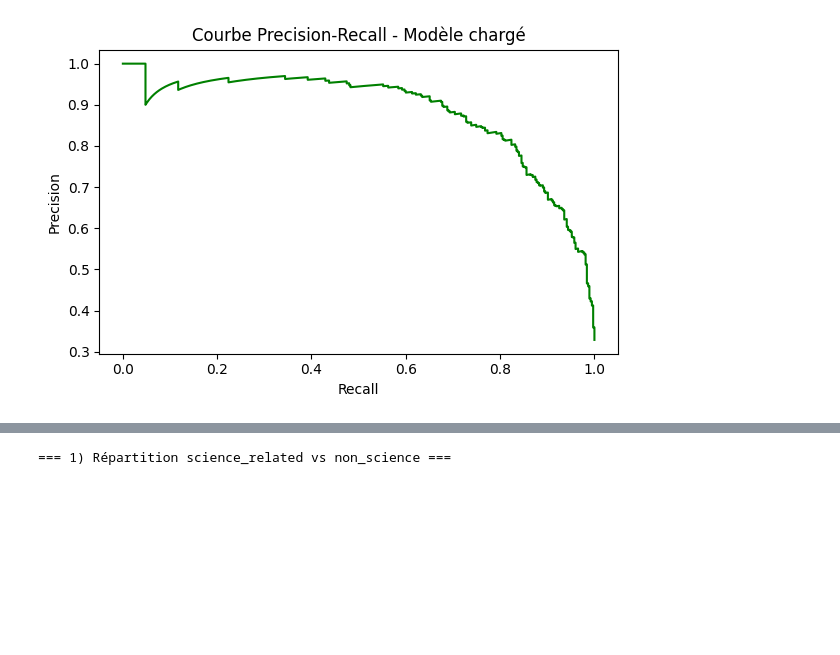
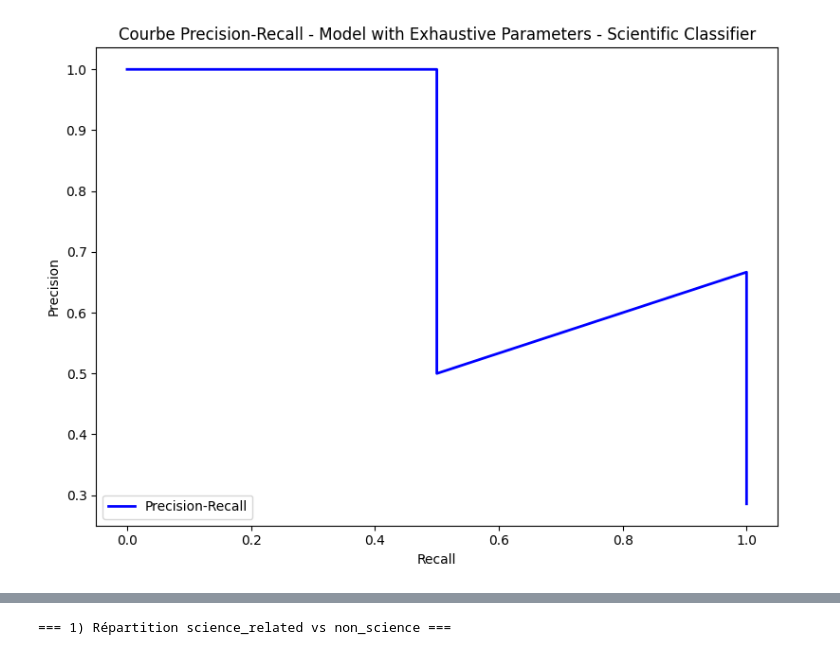
Before and after one commit to Wakeless-Ry/MachineLearning, a Jupyter notebook: Projet_Machine_Learning_Stats.ipynb, the cells around one changed output, grey strips where cells are left out. Saved outputs shown, nothing was run; the diff lists cells and outputs as text; code cells hidden in the pictures; blank space fills up the shorter version.

```diff
--- a/Projet_Machine_Learning_Stats.ipynb
+++ b/Projet_Machine_Learning_Stats.ipynb
@@ -243,16 +273,18 @@ best_models/vecto_101/BestScientific_SVC.pkl
 # %%
-model_path = 'best_models/strong_models/BestScientific_BestVectoParamSVC.pkl'  # À modifier avec le chemin du modèle
+# Best Scientific
 
-pipe = joblib.load(model_path)
-name = "Modèle chargé"
+# model_path = 'best_models/strong_models/BestScientific_BestVectoParamSVC.pkl'  # À modifier avec le chemin du modèle
+
+# pipe = joblib.load(model_path)
+# name = "Modèle chargé"
 
 # Préparer les données de test pour les statistiques
-dftest = df
-X_test = dftest.text
-y_test = dftest.science_related
+# dftest = df.sample(frac=0.01, random_state=42)  # Utiliser 1% des données pour les tests
+# X_test = dftest.text
+# y_test = dftest.science_related
 
-# Faire les prédictions avec le modèle chargé
-y_pred = pipe.predict(X_test)
-conf_mat = confusion_matrix(y_test, y_pred)
+# # Faire les prédictions avec le modèle chargé
+# y_pred = pipe.predict(X_test)
+# conf_mat = confusion_matrix(y_test, y_pred)
 # %%
 # Matrice de confusion
@@ -310,13 +479,67 @@ plt.show()
 # %%
-# Courbe precision recall
+# Courbe precision-recall
 from sklearn.metrics import precision_recall_curve
-precision, recall, _ = precision_recall_curve(y_test, y_prob)
-plt.figure(figsize=(6, 4))
-plt.plot(recall, precision, color="green")
-plt.xlabel("Recall")
-plt.ylabel("Precision")
-plt.title(f"Courbe Precision-Recall - {name}")
-plt.tight_layout()
-plt.show()
+from sklearn.preprocessing import label_binarize
+
+for i, model_path in enumerate(all_models):
+    dftest = sample
+
+    if "strong_models" in model_path:
+        name = "Strong Model"
+    elif "models_with_exhaustiv_params" in model_path:
+        name = "Model with Exhaustive Parameters"
+    else:
+        name = "Unknown Model Type"
+
+    if "Scientific" in model_path:
+        name += " - Scientific Classifier"
+        y_test = dftest.science_related
+        is_multiclass = False
+        class_labels = ["Non-Scientific", "Scientific"]
+    elif "ThreeLabel" in model_path:
+        name += " - Three-Label Classifier"
+        y_test = dftest.apply(make_3class_label, axis=1)
+        is_multiclass = True
+        class_labels = ["CLAIM", "REF", "CONTEXT"]
+    elif "TwoClass" in model_path:
+        name += " - Two-Class Classifier"
+        y_test = ((dftest['scientific_claim'] == 1) | (dftest['scientific_reference'] == 1)).astype(int)
+        is_multiclass = False
+        class_labels = ["Non-Scientific", "Scientific"]
+    else:
+        name += " - Unknown Classifier"
+        is_multiclass = False
+        class_labels = None
+
+    pipe = pipes[i]
+    y_prob = y_probs[i]
+
+    plt.figure(figsize=(8, 6))
+
+    if is_multiclass:
+        # One-vs-Rest : une courbe par classe
+        class_order = pipe.classes_
+        y_test_bin = label_binarize(y_test, classes=class_order)
+        colors = plt.cm.Set1(np.linspace(0, 1, len(class_order)))
+
+        for class_idx, class_label in enumerate(class_labels):
+            precision, recall, _ = precision_recall_curve(y_test_bin[:, class_idx], y_prob[:, class_idx])
+            plt.plot(
+                recall,
+                precision,
+                color=colors[class_idx],
+                label=f"{class_label}",
+                linewidth=2,
+            )
+    else:
+        precision, recall, _ = precision_recall_curve(y_test, y_prob[:, 1])
+        plt.plot(recall, precision, color="blue", label="Precision-Recall", linewidth=2)
+
+    plt.xlabel("Recall")
+    plt.ylabel("Precision")
+    plt.title(f"Courbe Precision-Recall - {name}")
+    plt.legend(loc="lower left")
+    plt.tight_layout()
+    plt.show()
 # %% [output]
-[figure, old version]
+[figure, new version]
```
Also changed, not shown: parts of 8 cells of this notebook.
